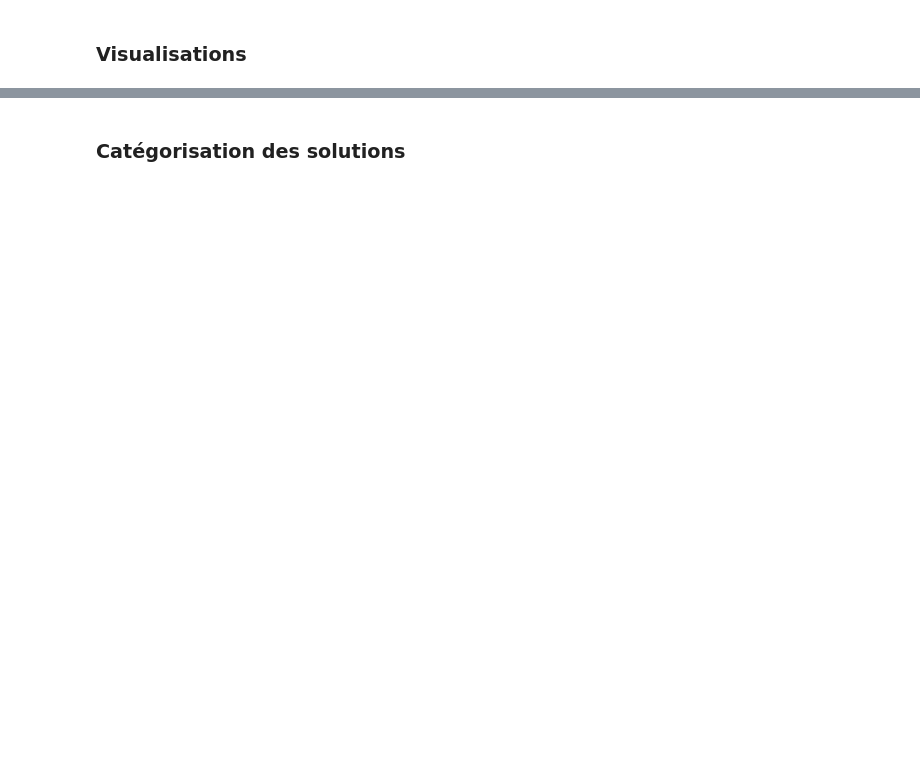
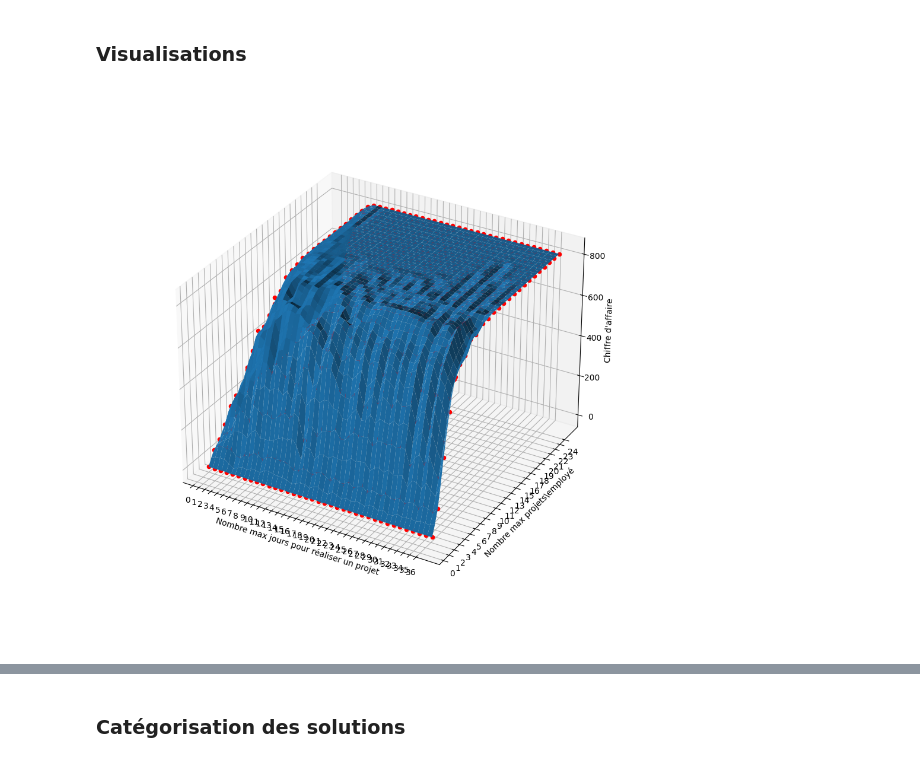
Before and after one commit to YoanGab/sdp, a Jupyter notebook: discrimination.ipynb, the cells around one changed output, grey strips where cells are left out. Saved outputs shown, nothing was run; the diff lists cells and outputs as text; code cells hidden in the pictures; blank space fills up the shorter version.

```diff
--- a/discrimination.ipynb
+++ b/discrimination.ipynb
@@ -380,31 +388,33 @@ results_pd
 # %%
 points = results
 
 x = [point[0] for point in points]
 y = [point[1] for point in points]
 z = [point[2] for point in points]
 
 xi = np.linspace(min(x), max(x))
 yi = np.linspace(min(y), max(y))
 
 X, Y = np.meshgrid(xi, yi)
 Z = griddata((x, y), z, (X, Y), method='cubic')
 
-fig = plt.figure(figsize=(12,10))
+fig = plt.figure(figsize=(20,12))
 ax = fig.add_subplot(111, projection='3d')
 ax.plot_surface(X, Y, Z)
 
 for point in results:
     xi, yi, zi = point
     ax.scatter(xi, yi, zi, c='r', marker='o')
 
 ax.set_xlabel('Nombre max jours pour réaliser un projet')
 ax.set_xticks(np.arange(int(max(x))))
 ax.set_ylabel('Nombre max projets\\employé')
 ax.set_yticks(np.arange(int(max(y))))
 ax.set_zlabel('Chiffre d\'affaire')
 ax.dist = 12
 plt.show()
+# %% [output]
+[figure, added]
 # %%
 import numpy as np
 import matplotlib.pyplot as plt
```
Also changed, not shown: parts of 4 cells of this notebook.
